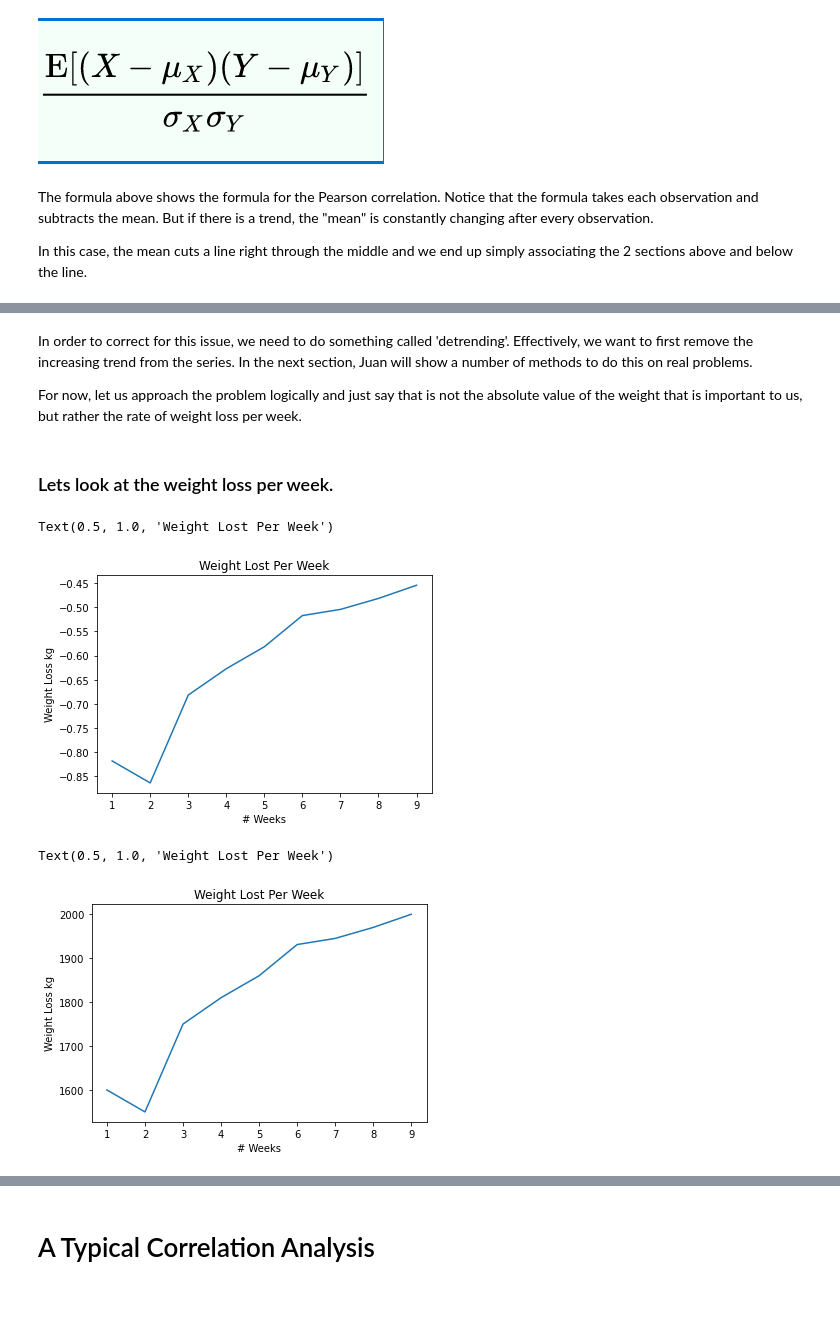
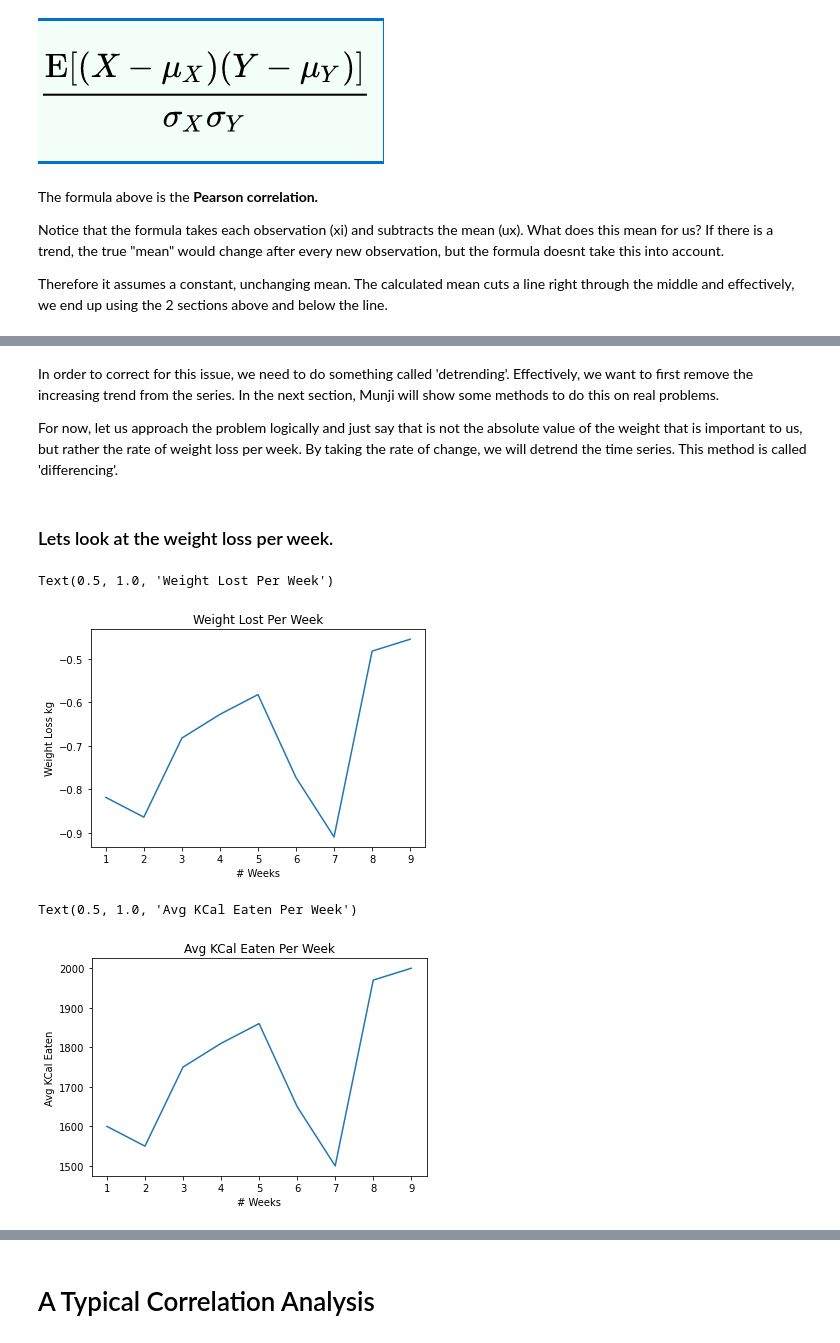
Before and after one commit to juanitorduz/btsa, a Jupyter notebook: python/fundamentals/notebooks/eda_part_2.ipynb, the cells around one changed output, grey strips where cells are left out. Saved outputs shown, nothing was run; the diff lists cells and outputs as text; code cells hidden in the pictures; blank space fills up the shorter version.

Commit message:
Fixed typos, headers and some text
Fixed typos, headers and rewrote some text for greater clarity

```diff
--- a/python/fundamentals/notebooks/eda_part_2.ipynb
+++ b/python/fundamentals/notebooks/eda_part_2.ipynb
@@ -81,5 +84,5 @@ The person starts out strong, but then starts to lose steam as they get bored an
 # %%
-avg_kcal_eaten = np.array([1500, 1600, 1550, 1750, 1810, 1860, 1931, 1945, 1970, 2000])
+avg_kcal_eaten = np.array([1500, 1600, 1550, 1750, 1810, 1860, 1650, 1500, 1970, 2000])
 maintenance = 2500
 weight_loss = ((2500 - avg_kcal_eaten)*7)/7700
 weeks = np.arange(0,10)
@@ -163,16 +166,17 @@ When the target variable is non-stationary the results are often unexpected or i
 # %% [markdown]
 ![Screen Shot 2020-12-04 at 17.18.04.png](attachment:53838c0c-289f-4b3d-8dd6-4caa070a5b11.png)
 # %% [markdown]
-The formula above shows the formula for the Pearson correlation.
-Notice that the formula takes each observation and subtracts the mean. But if there is a trend, the "mean" is constantly changing after every observation.
+The formula above is the **Pearson correlation.**
 
-In this case, the mean cuts a line right through the middle and we end up simply associating the 2 sections above and below the line.
+Notice that the formula takes each observation (xi) and subtracts the mean (ux). What does this mean for us? If there is a trend, the true "mean" would change after every new observation, but the formula doesnt take this into account.
+
+Therefore it assumes a constant, unchanging mean. The calculated mean cuts a line right through the middle and effectively, we end up using the 2 sections above and below the line.
 # %% [markdown]
 ![t.png](attachment:5019eb6a-a7a8-48fc-addd-028f23426d8a.png)
 # %% [markdown]
-In order to correct for this issue, we need to do something called 'detrending'. Effectively, we want to first remove the increasing trend from the series. In the next section, Juan will show a number of methods to do this on real problems.
+In order to correct for this issue, we need to do something called 'detrending'. Effectively, we want to first remove the increasing trend from the series. In the next section, Munji will show some methods to do this on real problems.
 
-For now, let us approach the problem logically and just say that is not the absolute value of the weight that is important to us, but rather the rate of weight loss per week.
+For now, let us approach the problem logically and just say that is not the absolute value of the weight that is important to us, but rather the rate of weight loss per week. By taking the rate of change, we will detrend the time series. This method is called 'differencing'.
 # %% [markdown]
 ### Lets look at the weight loss per week.
 # %%
@@ -184,15 +188,15 @@ plt.ylabel("Weight Loss kg")
 plt.title("Weight Lost Per Week")
 # %% [output]
 Text(0.5, 1.0, 'Weight Lost Per Week')
-[figure, old version]
+[figure, new version]
 # %%
 plt.plot(df['avg_kcal_eaten'].iloc[1:])
 plt.xlabel("# Weeks")
-plt.ylabel("Weight Loss kg")
-plt.title("Weight Lost Per Week")
+plt.ylabel("Avg KCal Eaten")
+plt.title("Avg KCal Eaten Per Week")
 # %% [output]
-Text(0.5, 1.0, 'Weight Lost Per Week')
+Text(0.5, 1.0, 'Avg KCal Eaten Per Week')
-[figure, old version]
+[figure, new version]
 # %%
 df.corr()
 # %% [output]
```
Also changed, not shown: parts of 18 cells of this notebook, 1 other file.
